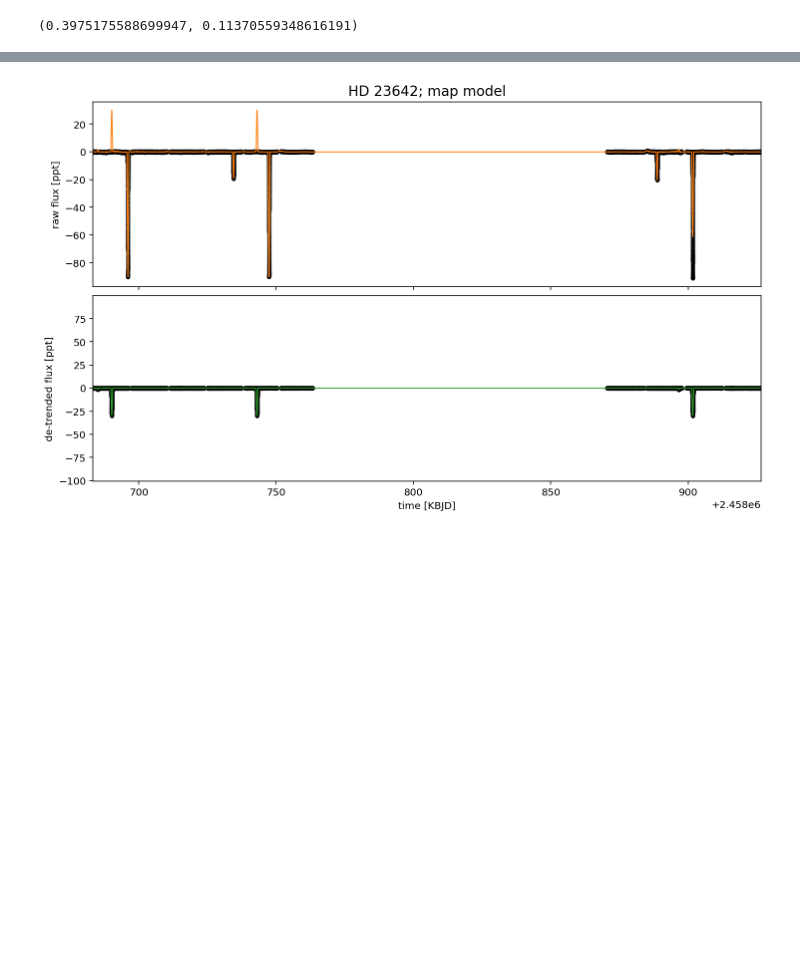
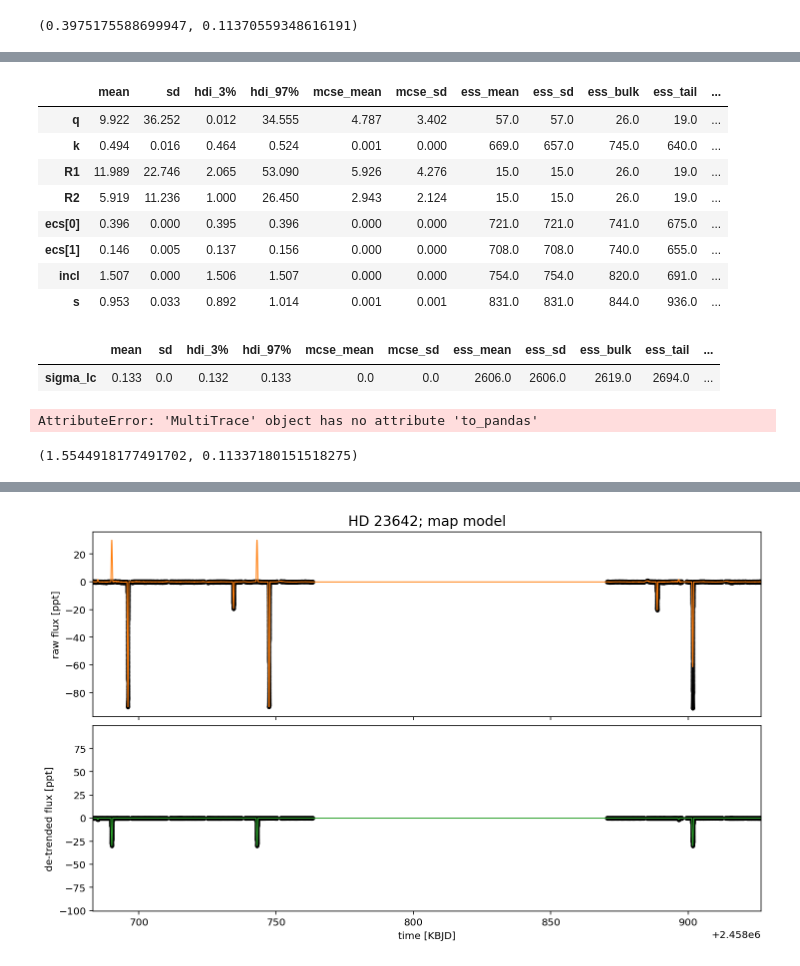
Before and after one commit to danhey/adra, a Jupyter notebook: Exoplanet model.ipynb, the cells around one changed output, grey strips where cells are left out. Drawn from its saved outputs; the diff is of its cells as text; code cells hidden in the pictures; blank space fills up the shorter version.

Commit message:
Updating exoplanet model and trace

```diff
--- a/Exoplanet model.ipynb
+++ b/Exoplanet model.ipynb
@@ -357,11 +351,11 @@ plt.plot(model.x, model.y)
 np.random.seed(23642)
 with model:
     trace = pmx.sample(
-        tune=2500,
-        draws=2000,
+        tune=10,
+        draws=10,
         start=map_soln,
-        cores=1,
-#         chains=2,
+        cores=4,
+        chains=4,
         initial_accept=0.8,
         target_accept=0.95,
     )
@@ -371,0 +368,36 @@ NUTS: [rho_rv_gp, sigma_rv_gp, sigma_rv1, rho_gp, sigma_gp, sigma_lc, ecs, t0, p
+# %%
+with model:
+    trace = pm.load_trace('exoplanet_trace')
+# %%
+with model:
+    summary = pm.summary(
+        trace, var_names=["q", "k", "R1", "R2", "ecs", "incl", "s"]
+    )
+summary
+# %% [output]
+|  | mean | sd | hdi_3% | hdi_97% | mcse_mean | mcse_sd | ess_mean | ess_sd | ess_bulk | ess_tail | ... |
+| q | 9.922 | 36.252 | 0.012 | 34.555 | 4.787 | 3.402 | 57.0 | 57.0 | 26.0 | 19.0 | ... |
+| k | 0.494 | 0.016 | 0.464 | 0.524 | 0.001 | 0.000 | 669.0 | 657.0 | 745.0 | 640.0 | ... |
+| R1 | 11.989 | 22.746 | 2.065 | 53.090 | 5.926 | 4.276 | 15.0 | 15.0 | 26.0 | 19.0 | ... |
+| R2 | 5.919 | 11.236 | 1.000 | 26.450 | 2.943 | 2.124 | 15.0 | 15.0 | 26.0 | 19.0 | ... |
+| ecs[0] | 0.396 | 0.000 | 0.395 | 0.396 | 0.000 | 0.000 | 721.0 | 721.0 | 741.0 | 675.0 | ... |
+| ecs[1] | 0.146 | 0.005 | 0.137 | 0.156 | 0.000 | 0.000 | 708.0 | 708.0 | 740.0 | 655.0 | ... |
+| incl | 1.507 | 0.000 | 1.506 | 1.507 | 0.000 | 0.000 | 754.0 | 754.0 | 820.0 | 691.0 | ... |
+| s | 0.953 | 0.033 | 0.892 | 1.014 | 0.001 | 0.001 | 831.0 | 831.0 | 844.0 | 936.0 | ... |
+# %%
+with model:
+    summary = pm.summary(
+        trace, var_names=['sigma_lc'])
+
+summary
+# %% [output]
+|  | mean | sd | hdi_3% | hdi_97% | mcse_mean | mcse_sd | ess_mean | ess_sd | ess_bulk | ess_tail | ... |
+| sigma_lc | 0.133 | 0.0 | 0.132 | 0.133 | 0.0 | 0.0 | 2606.0 | 2606.0 | 2619.0 | 2694.0 | ... |
+# %%
+np.median(trace.to_pandas()[['sigma_lc', 'sigma_gp', 'rho_gp']])
+# %% [output]
+AttributeError: 'MultiTrace' object has no attribute 'to_pandas'
+# %%
+np.median(trace['rho_gp']), np.std(trace['rho_gp'])
+# %% [output]
+(1.5544918177491702, 0.11337180151518275)
```
Also changed, not shown: parts of 12 cells of this notebook, 8 other files.
